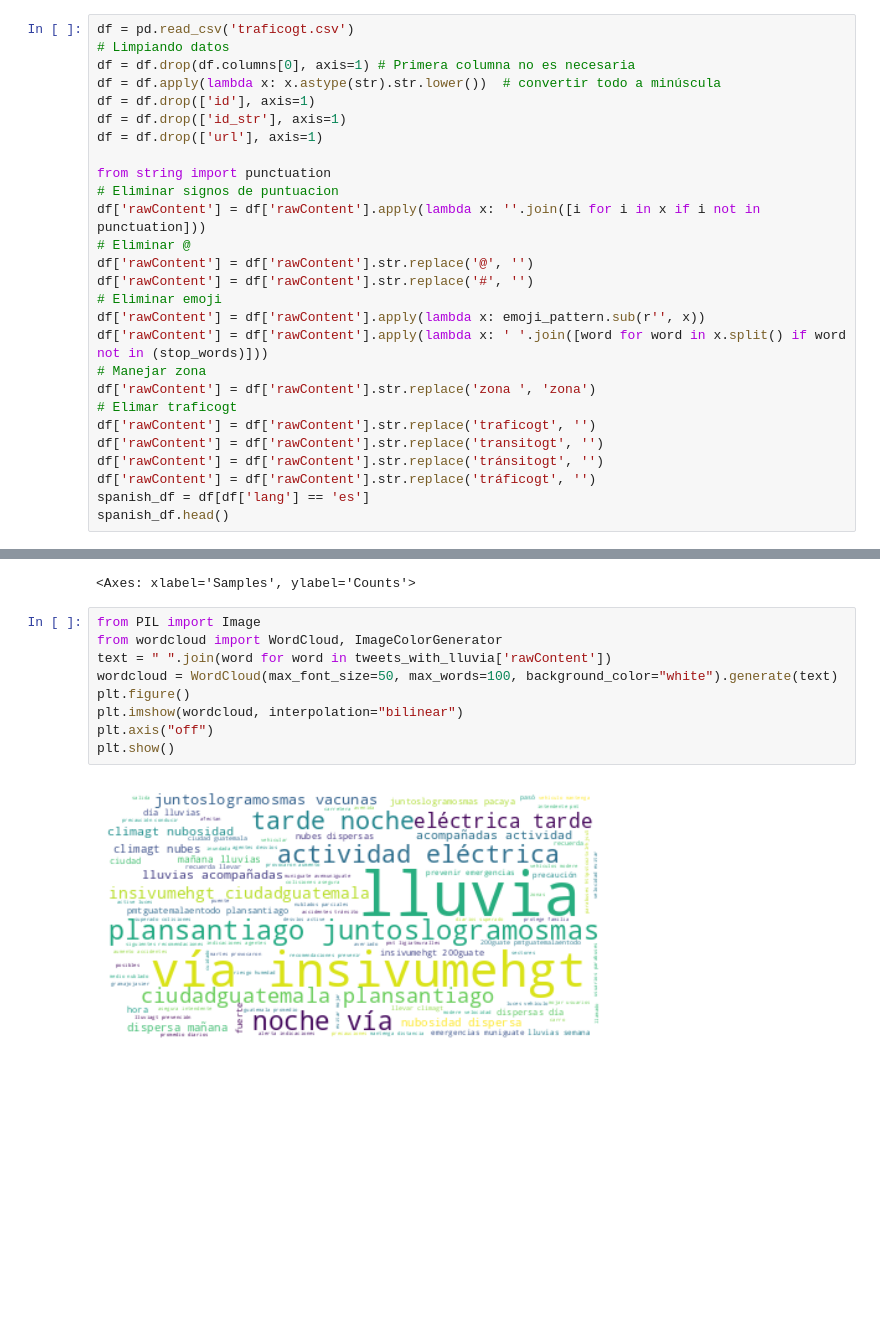
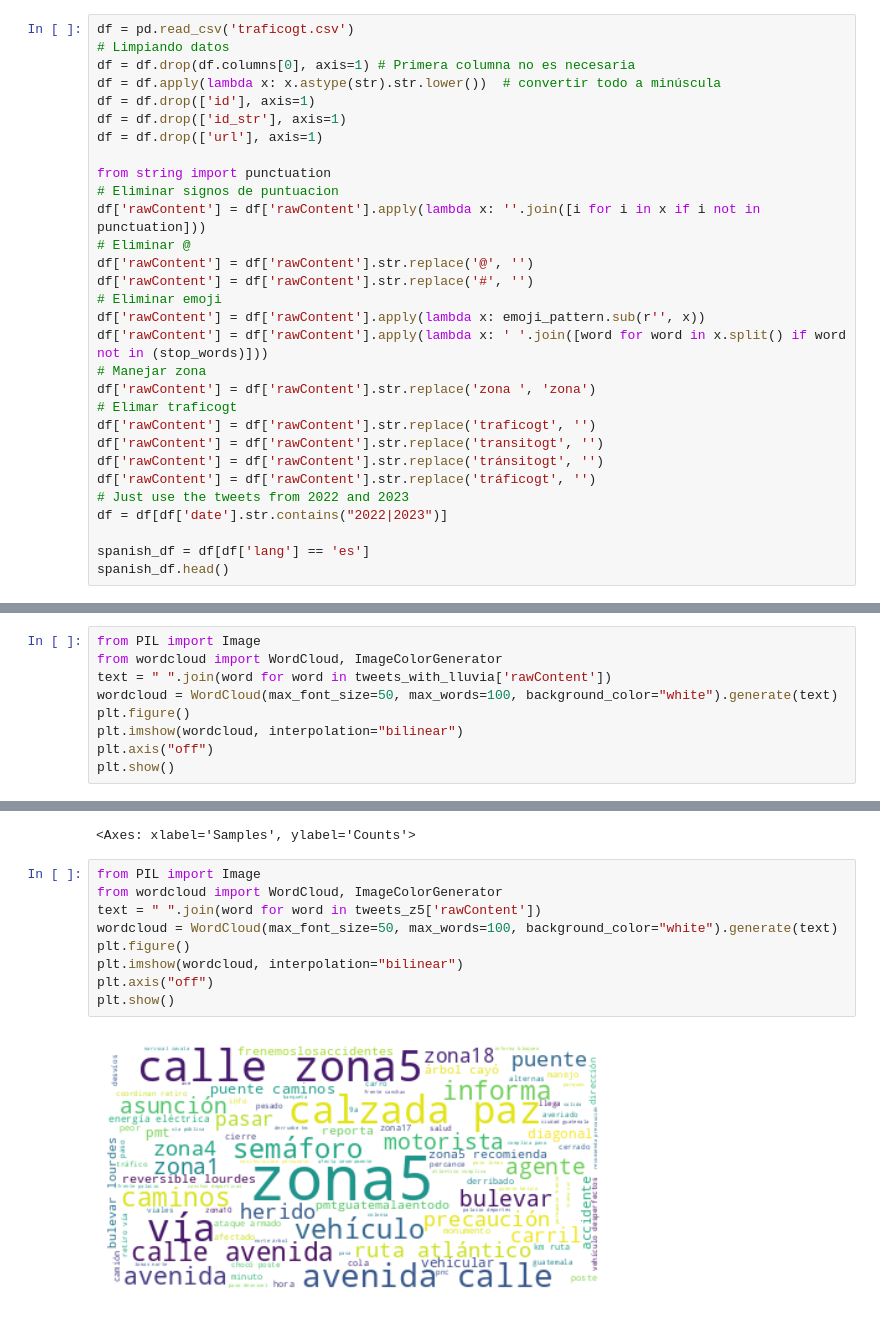
Before and after one commit to guillermoSb/datascience_laboratorio6, a Jupyter notebook: Problema1.ipynb, the cells around one changed output, grey strips where cells are left out. Drawn from its saved outputs; the diff is of its cells as text; blank space fills up the shorter version.

```diff
--- a/Problema1.ipynb
+++ b/Problema1.ipynb
@@ -647,6 +647,9 @@ df['rawContent'] = df['rawContent'].str.replace('traficogt', '')
 df['rawContent'] = df['rawContent'].str.replace('transitogt', '')
 df['rawContent'] = df['rawContent'].str.replace('tránsitogt', '')
 df['rawContent'] = df['rawContent'].str.replace('tráficogt', '')
+# Just use the tweets from 2022 and 2023
+df = df[df['date'].str.contains("2022|2023")]
+
 spanish_df = df[df['lang'] == 'es']
 spanish_df.head()
 # %% [output]
@@ -698,0 +698,9 @@ Name: rawContent, Length: 78, dtype: object
+# %%
+from PIL import Image
+from wordcloud import WordCloud, ImageColorGenerator
+text = " ".join(word for word in tweets_with_lluvia['rawContent'])
+wordcloud = WordCloud(max_font_size=50, max_words=100, background_color="white").generate(text)
+plt.figure()
+plt.imshow(wordcloud, interpolation="bilinear")
+plt.axis("off")
+plt.show()
@@ -709,11 +722,11 @@ nlp_words.plot(30)
 # %%
 from PIL import Image
 from wordcloud import WordCloud, ImageColorGenerator
-text = " ".join(word for word in tweets_with_lluvia['rawContent'])
+text = " ".join(word for word in tweets_z5['rawContent'])
 wordcloud = WordCloud(max_font_size=50, max_words=100, background_color="white").generate(text)
 plt.figure()
 plt.imshow(wordcloud, interpolation="bilinear")
 plt.axis("off")
 plt.show()
 # %% [output]
-[figure, old version]
+[figure, new version]
```
Also changed, not shown: parts of 6 cells of this notebook.
